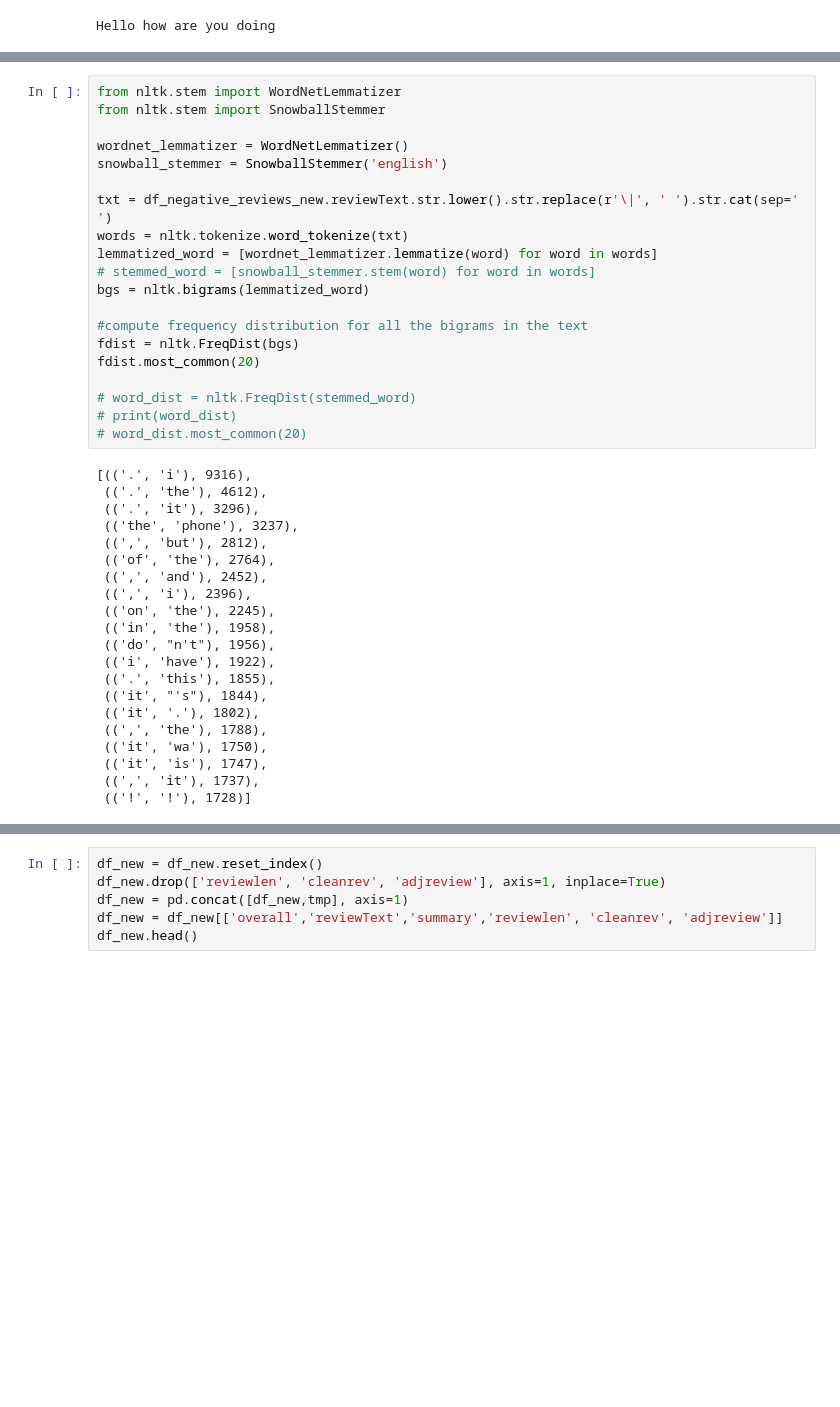
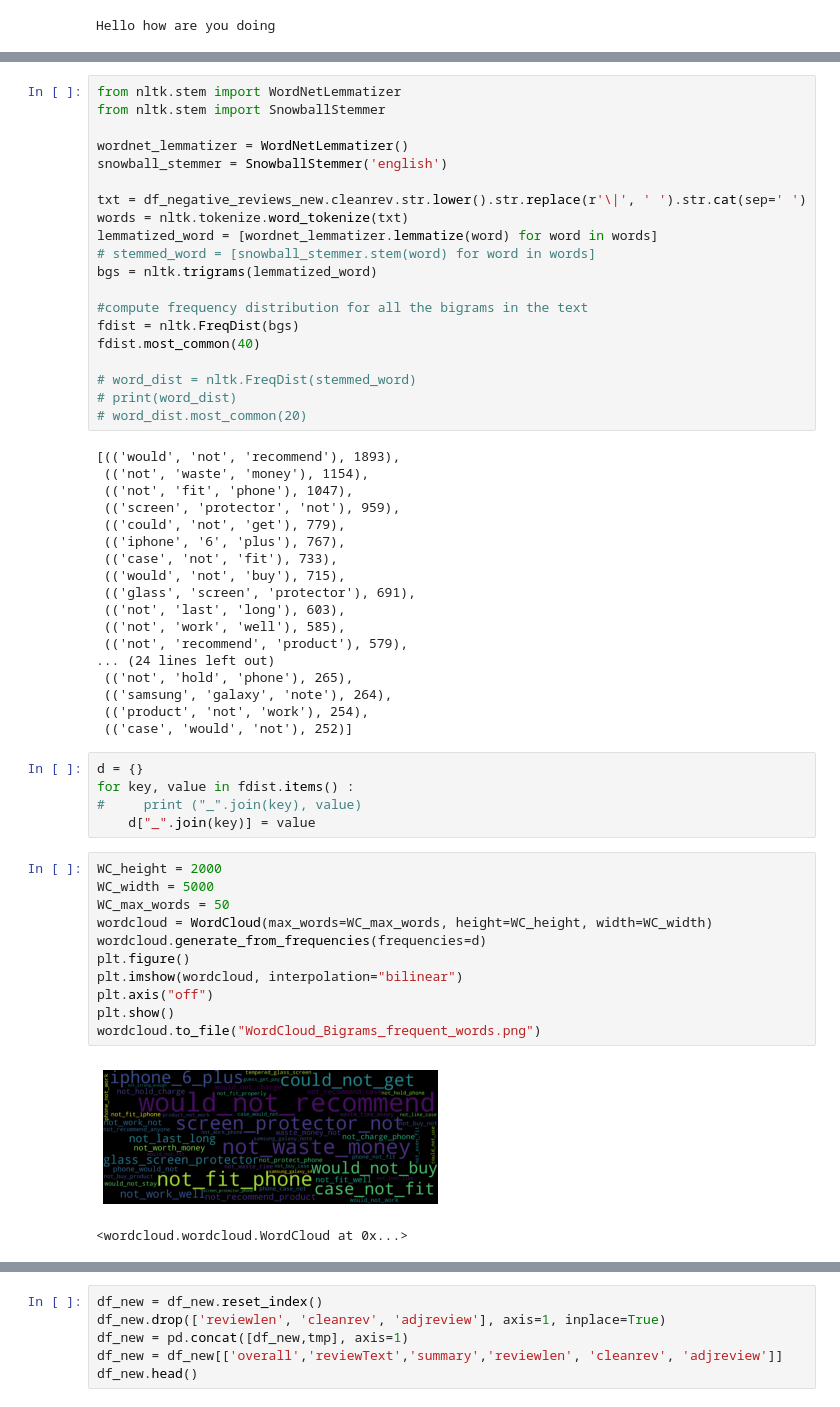
Before and after one commit to tapariaankit/SentimentAnalysis, a Jupyter notebook: ReviewAnalysis.ipynb, the cells around one changed output, grey strips where cells are left out. Drawn from its saved outputs; the diff is of its cells as text; blank space fills up the shorter version.

```diff
--- a/ReviewAnalysis.ipynb
+++ b/ReviewAnalysis.ipynb
@@ -227,39 +233,55 @@ from nltk.stem import SnowballStemmer
 wordnet_lemmatizer = WordNetLemmatizer()
 snowball_stemmer = SnowballStemmer('english')
 
-txt = df_negative_reviews_new.reviewText.str.lower().str.replace(r'\|', ' ').str.cat(sep=' ')
+txt = df_negative_reviews_new.cleanrev.str.lower().str.replace(r'\|', ' ').str.cat(sep=' ')
 words = nltk.tokenize.word_tokenize(txt)
 lemmatized_word = [wordnet_lemmatizer.lemmatize(word) for word in words]
 # stemmed_word = [snowball_stemmer.stem(word) for word in words]
-bgs = nltk.bigrams(lemmatized_word)
+bgs = nltk.trigrams(lemmatized_word)
 
 #compute frequency distribution for all the bigrams in the text
 fdist = nltk.FreqDist(bgs)
-fdist.most_common(20)
+fdist.most_common(40)
 
 # word_dist = nltk.FreqDist(stemmed_word)
 # print(word_dist)
 # word_dist.most_common(20)
 # %% [output]
-[(('.', 'i'), 9316),
- (('.', 'the'), 4612),
- (('.', 'it'), 3296),
- (('the', 'phone'), 3237),
- ((',', 'but'), 2812),
- (('of', 'the'), 2764),
- ((',', 'and'), 2452),
- ((',', 'i'), 2396),
- (('on', 'the'), 2245),
- (('in', 'the'), 1958),
- (('do', "n't"), 1956),
- (('i', 'have'), 1922),
- (('.', 'this'), 1855),
- (('it', "'s"), 1844),
- (('it', '.'), 1802),
- ((',', 'the'), 1788),
- (('it', 'wa'), 1750),
- (('it', 'is'), 1747),
- ((',', 'it'), 1737),
- (('!', '!'), 1728)]
+[(('would', 'not', 'recommend'), 1893),
+ (('not', 'waste', 'money'), 1154),
+ (('not', 'fit', 'phone'), 1047),
+ (('screen', 'protector', 'not'), 959),
+ (('could', 'not', 'get'), 779),
+ (('iphone', '6', 'plus'), 767),
+ (('case', 'not', 'fit'), 733),
+ (('would', 'not', 'buy'), 715),
+ (('glass', 'screen', 'protector'), 691),
+ (('not', 'last', 'long'), 603),
+ (('not', 'work', 'well'), 585),
+ (('not', 'recommend', 'product'), 579),
+... (24 lines left out)
+ (('not', 'hold', 'phone'), 265),
+ (('samsung', 'galaxy', 'note'), 264),
+ (('product', 'not', 'work'), 254),
+ (('case', 'would', 'not'), 252)]
+# %%
+d = {}
+for key, value in fdist.items() :
+#     print ("_".join(key), value)
+    d["_".join(key)] = value
+# %%
+WC_height = 2000
+WC_width = 5000
+WC_max_words = 50
+wordcloud = WordCloud(max_words=WC_max_words, height=WC_height, width=WC_width)
+wordcloud.generate_from_frequencies(frequencies=d)
+plt.figure()
+plt.imshow(wordcloud, interpolation="bilinear")
+plt.axis("off")
+plt.show()
+wordcloud.to_file("WordCloud_Bigrams_frequent_words.png")
+# %% [output]
+[figure, added]
+<wordcloud.wordcloud.WordCloud at 0x...>
 # %%
 tmp = list()
```
Also changed, not shown: parts of 8 cells of this notebook, 1 other file.
